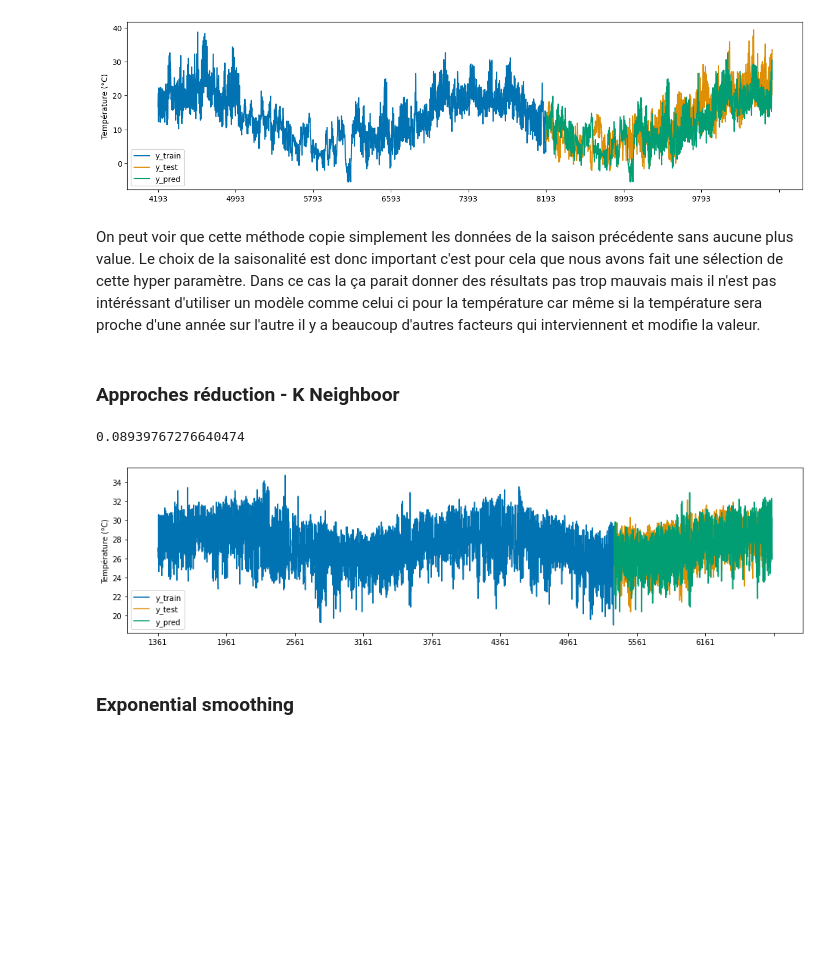
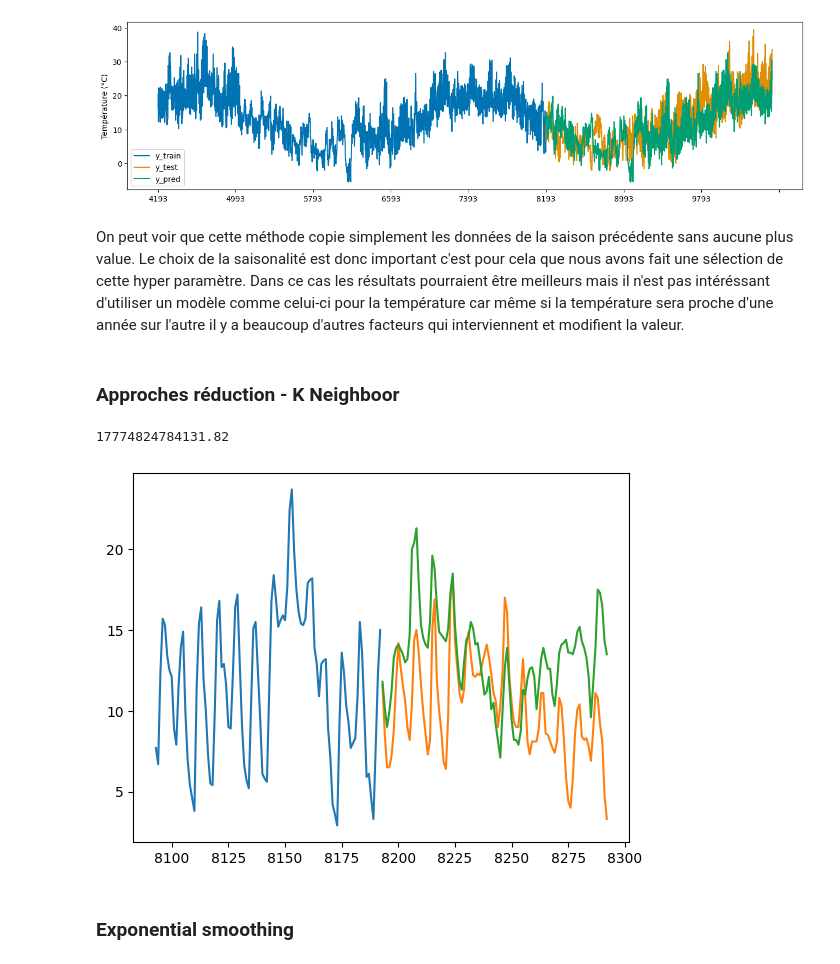
Before and after one commit to JAndretti/Projet-Time-Series-E5, a Jupyter notebook: main.ipynb, the cells around one changed output. Saved outputs shown, nothing was run; the diff lists cells and outputs as text; code cells hidden in the pictures; blank space fills up the shorter version.

```diff
--- a/main.ipynb
+++ b/main.ipynb
@@ -392,23 +389,25 @@ plot_ys(y_train, y_test, y_pred, labels=["y_train", "y_test", "y_pred"]);
 la valeur la plus faible en loss correspond à une saisonalité de :  2910
 [figure]
 # %% [markdown]
-On peut voir que cette méthode copie simplement les données de la saison précédente sans aucune plus value. Le choix de la saisonalité est donc important c'est pour cela que nous avons fait une sélection de cette hyper paramètre. Dans ce cas la ça parait donner des résultats pas trop mauvais mais il n'est pas intéréssant d'utiliser un modèle comme celui ci pour la température car même si la température sera proche d'une année sur l'autre il y a beaucoup d'autres facteurs qui interviennent et modifie la valeur.
+On peut voir que cette méthode copie simplement les données de la saison précédente sans aucune plus value. Le choix de la saisonalité est donc important c'est pour cela que nous avons fait une sélection de cette hyper paramètre. Dans ce cas les résultats pourraient être meilleurs mais il n'est pas intéréssant d'utiliser un modèle comme celui-ci pour la température car même si la température sera proche d'une année sur l'autre il y a beaucoup d'autres facteurs qui interviennent et modifient la valeur.
 # %% [markdown]
 ### Approches réduction - K Neighboor
 # %%
 from sktime.forecasting.compose import make_reduction
 from sklearn.neighbors import KNeighborsRegressor
 
 regressor = KNeighborsRegressor(n_neighbors=1)
 forecaster = make_reduction(estimator=regressor,
                                          window_length=10, strategy="direct")
 forecaster.fit(y_train, fh=fh)
 y_pred = forecaster.predict(fh)
-plot_ys(y_train, y_test, y_pred, labels=["y_train", "y_test", "y_pred"]);
+plt.plot(y_train[-100:])
+plt.plot(y_test[:100])
+plt.plot(y_pred[:100])
 smape_loss(y_test, y_pred)
 # %% [output]
-0.08939767276640474
+17774824784131.82
-[figure, old version]
+[figure, new version]
 # %% [markdown]
 ### Exponential smoothing
 # %%
```
Also changed, not shown: parts of 54 cells of this notebook.
